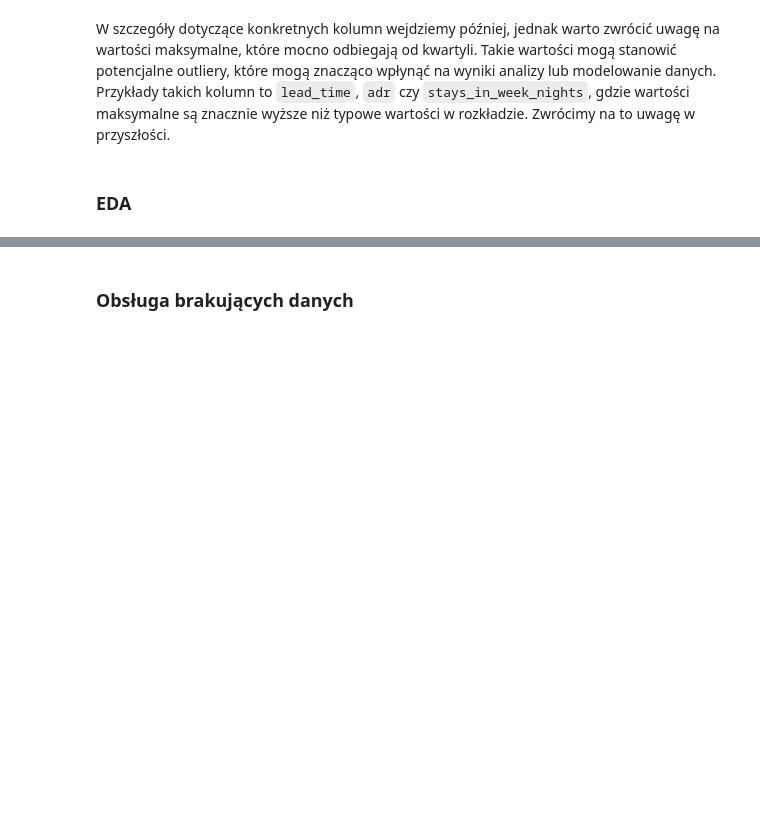
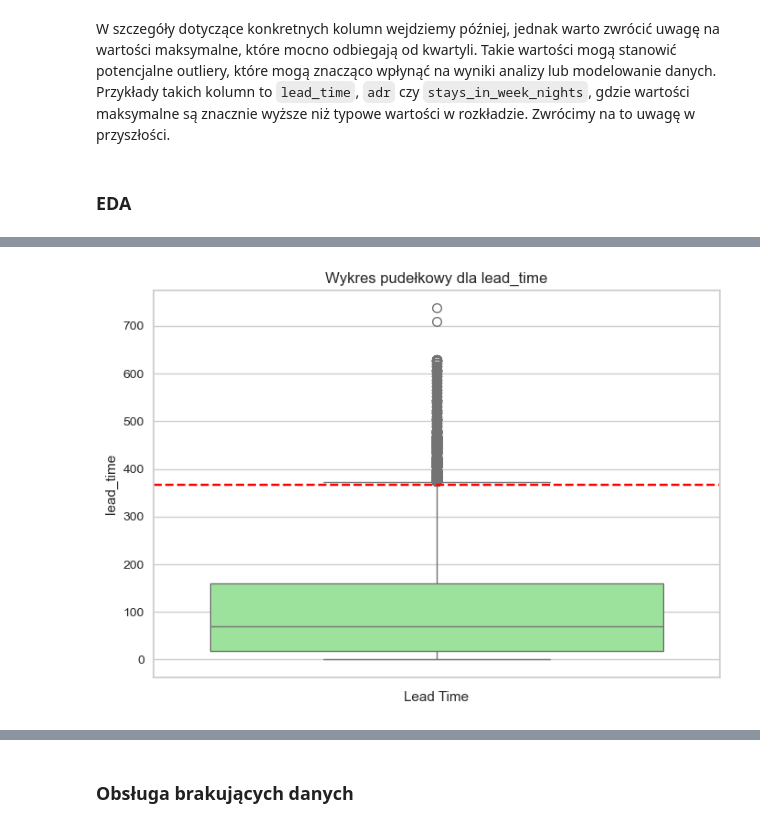
Before and after one commit to SzymonMak/HotelBookingsDataAnalysis, a Jupyter notebook: final_analysis.ipynb, the cells around one changed output, grey strips where cells are left out. Cells and saved outputs as stored; diff of their text form; code cells hidden in the pictures; blank space fills up the shorter version.

```diff
--- a/final_analysis.ipynb
+++ b/final_analysis.ipynb
@@ -112,0 +165,8 @@ W szczegóły dotyczące konkretnych kolumn wejdziemy później, jednak warto zw
+# %%
+sns.boxplot(y=dane['lead_time'], color='lightgreen', )
+plt.axhline(y=366, color='red', linestyle='--')
+plt.title("Wykres pudełkowy dla lead_time")
+plt.xlabel("Lead Time")
+plt.show()
+# %% [output]
+[figure, added]
```
Also changed, not shown: parts of 65 cells of this notebook, 3 other files.
